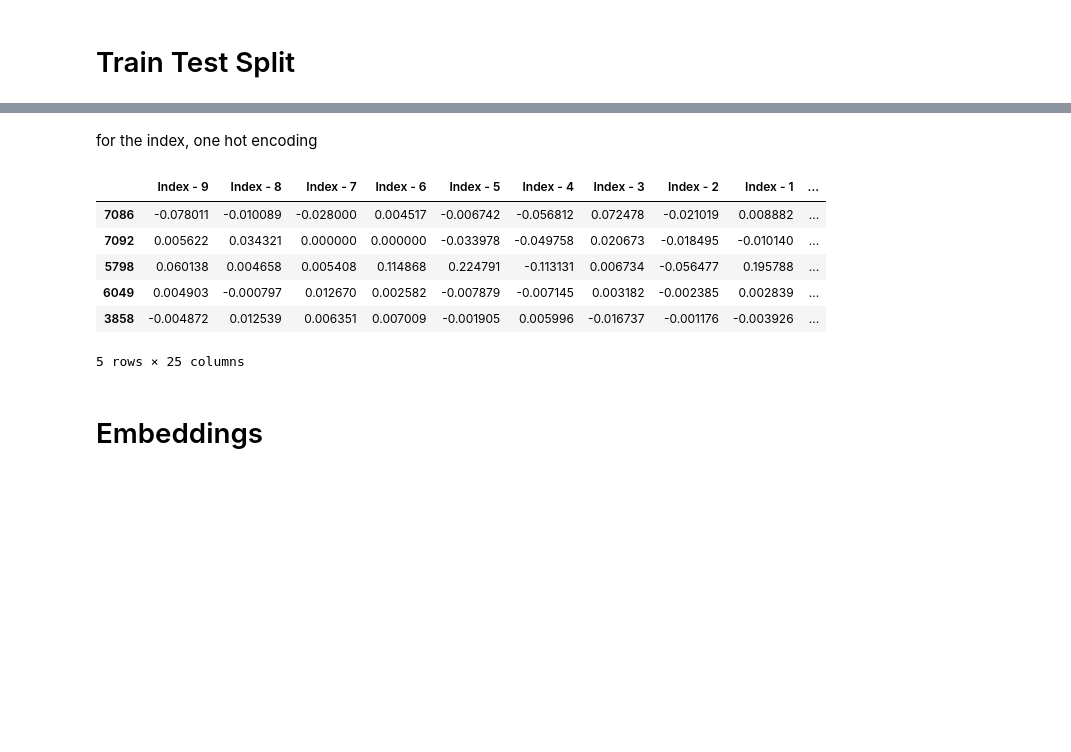
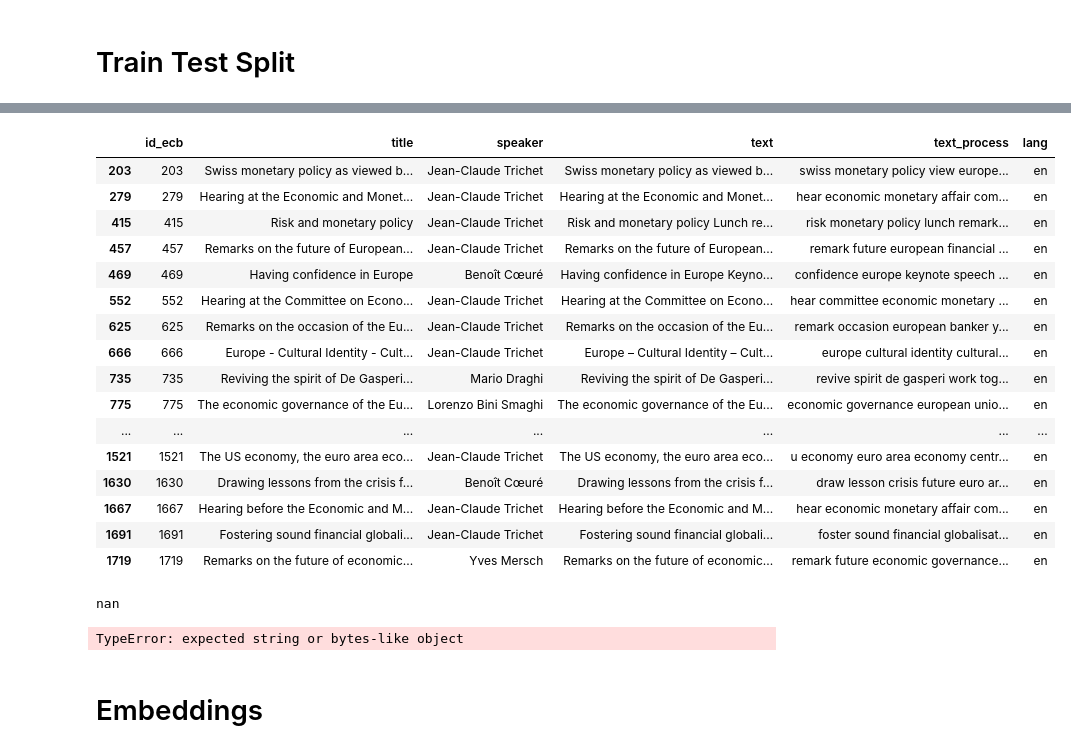
Before and after one commit to vincent-lagarde/Challenge_Natixis_NLP_Finance, a Jupyter notebook: notebooks/data_preprocessing.ipynb, the cells around one changed output, grey strips where cells are left out. Cells and saved outputs as stored; diff of their text form; code cells hidden in the pictures; blank space fills up the shorter version.

```diff
--- a/notebooks/data_preprocessing.ipynb
+++ b/notebooks/data_preprocessing.ipynb
@@ -118,7 +138,7 @@ df_ecb.loc[df_ecb.lang != "en"].head()
 ## Remove special characters, stop words, Lemmatization...
 # %%
 # Clean Data
-negation_words = ["no", "not", "never", "none", "nobody"]
+negation_words = ["no", "not", "never", "none", "nobody", "negative","nonetheless"]
 df_fed.text_process = [text_cleaning(
         x,
         negation_set=negation_words,
@@ -158,4 +181,8 @@ plt.show()
 No more than `threshold` words
 
 Still some doubts about it
+# %%
+threshold = 4000
+df_ecb.text_process  = [" ".join(x.split(" ")[:threshold]) if len(str(x).split(" "))>=4000 else x for x in  df_ecb.text_process ]
+df_fed.text_process = [" ".join(x.split(" ")[:threshold]) if len(str(x).split(" "))>=4000 else x for x in  df_fed.text_process ]
 # %%
@@ -494,2 +430,0 @@ X_test.fillna(0,inplace=True)
-# %% [markdown]
-for the index, one hot encoding
@@ -499,10 +430,0 @@ X_test = pd.get_dummies(X_test, prefix ="",columns=["Index Name"], drop_first=Fa
-# %%
-X_test.head()
-# %% [output]
-|  | Index - 9 | Index - 8 | Index - 7 | Index - 6 | Index - 5 | Index - 4 | Index - 3 | Index - 2 | Index - 1 | ... |
-| 7086 | -0.078011 | -0.010089 | -0.028000 | 0.004517 | -0.006742 | -0.056812 | 0.072478 | -0.021019 | 0.008882 | ... |
-| 7092 | 0.005622 | 0.034321 | 0.000000 | 0.000000 | -0.033978 | -0.049758 | 0.020673 | -0.018495 | -0.010140 | ... |
-| 5798 | 0.060138 | 0.004658 | 0.005408 | 0.114868 | 0.224791 | -0.113131 | 0.006734 | -0.056477 | 0.195788 | ... |
-| 6049 | 0.004903 | -0.000797 | 0.012670 | 0.002582 | -0.007879 | -0.007145 | 0.003182 | -0.002385 | 0.002839 | ... |
-| 3858 | -0.004872 | 0.012539 | 0.006351 | 0.007009 | -0.001905 | 0.005996 | -0.016737 | -0.001176 | -0.003926 | ... |
-5 rows × 25 columns
@@ -513,3 +431,34 @@ X_train.drop(cols_to_drop, axis=1,inplace = True)
+# %%
+df_ecb.loc[df_ecb.text_process.str.find("être")!=-1]
+# %% [output]
+|  | id_ecb | title | speaker | text | text_process | lang |
+| 203 | 203 | Swiss monetary policy as viewed b... | Jean-Claude Trichet | Swiss monetary policy as viewed b... | swiss monetary policy view europe... | en |
+| 279 | 279 | Hearing at the Economic and Monet... | Jean-Claude Trichet | Hearing at the Economic and Monet... | hear economic monetary affair com... | en |
+| 415 | 415 | Risk and monetary policy | Jean-Claude Trichet | Risk and monetary policy Lunch re... | risk monetary policy lunch remark... | en |
+| 457 | 457 | Remarks on the future of European... | Jean-Claude Trichet | Remarks on the future of European... | remark future european financial ... | en |
+| 469 | 469 | Having confidence in Europe | Benoît Cœuré | Having confidence in Europe Keyno... | confidence europe keynote speech ... | en |
+| 552 | 552 | Hearing at the Committee on Econo... | Jean-Claude Trichet | Hearing at the Committee on Econo... | hear committee economic monetary ... | en |
+| 625 | 625 | Remarks on the occasion of the Eu... | Jean-Claude Trichet | Remarks on the occasion of the Eu... | remark occasion european banker y... | en |
+| 666 | 666 | Europe - Cultural Identity - Cult... | Jean-Claude Trichet | Europe – Cultural Identity – Cult... | europe cultural identity cultural... | en |
+| 735 | 735 | Reviving the spirit of De Gasperi... | Mario Draghi | Reviving the spirit of De Gasperi... | revive spirit de gasperi work tog... | en |
+| 775 | 775 | The economic governance of the Eu... | Lorenzo Bini Smaghi | The economic governance of the Eu... | economic governance european unio... | en |
+| ... | ... | ... | ... | ... | ... | ... |
+| 1521 | 1521 | The US economy, the euro area eco... | Jean-Claude Trichet | The US economy, the euro area eco... | u economy euro area economy centr... | en |
+| 1630 | 1630 | Drawing lessons from the crisis f... | Benoît Cœuré | Drawing lessons from the crisis f... | draw lesson crisis future euro ar... | en |
+| 1667 | 1667 | Hearing before the Economic and M... | Jean-Claude Trichet | Hearing before the Economic and M... | hear economic monetary affair com... | en |
+| 1691 | 1691 | Fostering sound financial globali... | Jean-Claude Trichet | Fostering sound financial globali... | foster sound financial globalisat... | en |
+| 1719 | 1719 | Remarks on the future of economic... | Yves Mersch | Remarks on the future of economic... | remark future economic governance... | en |
+# %%
+##df_train_series.loc[df_train_series.text_concat_ecb.str.find("être")!=-1]
+df_ecb.loc[df_ecb.text_process.str.find("être")!=-1].text_process.values[0]
+b = df_ecb.loc[df_ecb.text.str.find("être")!=-1].text.values[1]
+print(b)
+a = re.search(r'\b(être)\b', b)
+a.start()
+b[900:]
+# %% [output]
+nan
+TypeError: expected string or bytes-like object
 # %% [markdown]
 # Embeddings
 # %% [markdown]
```
Also changed, not shown: parts of 66 cells of this notebook, 9 other files.
